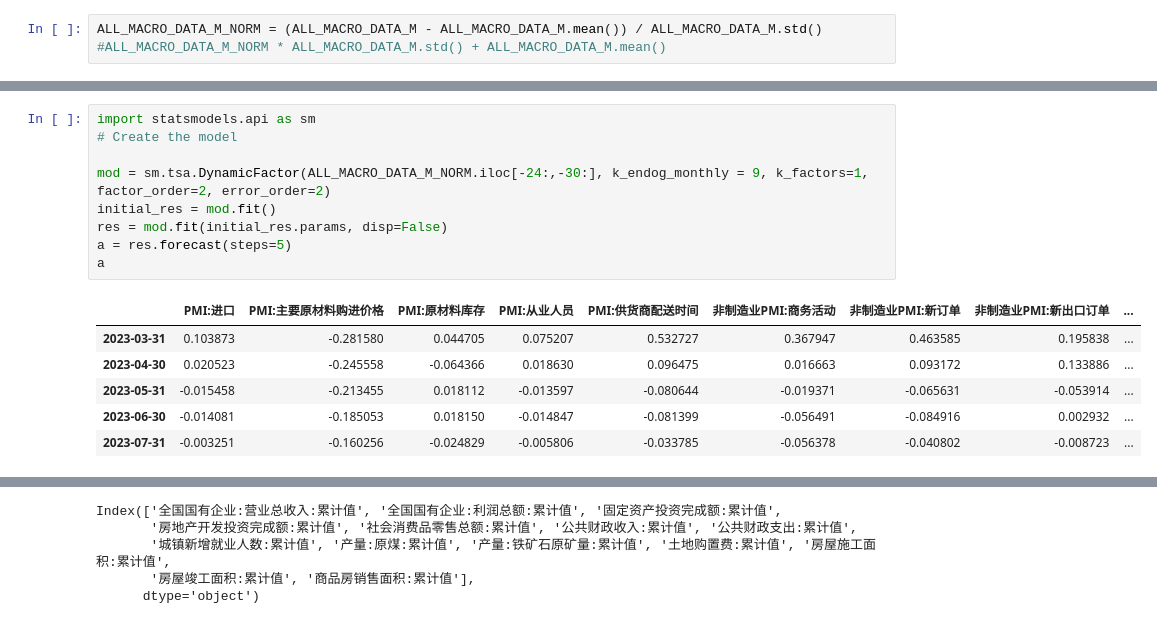
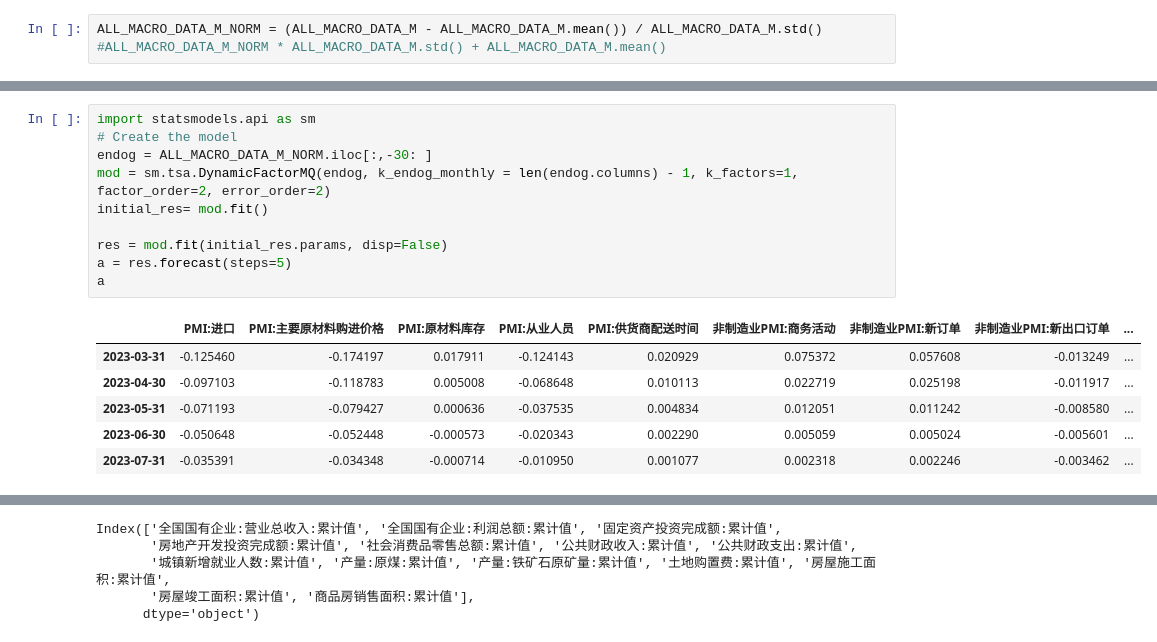
Before and after one commit to CharlesDZhang/China-GDP-Nowcasting, a Jupyter notebook: DFM.ipynb, the cells around one changed output, grey strips where cells are left out. Drawn from its saved outputs; the diff is of its cells as text.

```diff
--- a/DFM.ipynb
+++ b/DFM.ipynb
@@ -194,16 +132,17 @@ array([[-1.22231572e+00, -5.41168365e-02,  1.03738343e+00,
 # %%
 import statsmodels.api as sm
 # Create the model
+endog = ALL_MACRO_DATA_M_NORM.iloc[:,-30: ]
+mod = sm.tsa.DynamicFactorMQ(endog, k_endog_monthly = len(endog.columns) - 1, k_factors=1, factor_order=2, error_order=2)
+initial_res= mod.fit()
 
-mod = sm.tsa.DynamicFactor(ALL_MACRO_DATA_M_NORM.iloc[-24:,-30:], k_endog_monthly = 9, k_factors=1, factor_order=2, error_order=2)
-initial_res = mod.fit()
 res = mod.fit(initial_res.params, disp=False)
 a = res.forecast(steps=5)
 a
 # %% [output]
 |  | PMI:进口 | PMI:主要原材料购进价格 | PMI:原材料库存 | PMI:从业人员 | PMI:供货商配送时间 | 非制造业PMI:商务活动 | 非制造业PMI:新订单 | 非制造业PMI:新出口订单 | ... |
-| 2023-03-31 | 0.103873 | -0.281580 | 0.044705 | 0.075207 | 0.532727 | 0.367947 | 0.463585 | 0.195838 | ... |
-| 2023-04-30 | 0.020523 | -0.245558 | -0.064366 | 0.018630 | 0.096475 | 0.016663 | 0.093172 | 0.133886 | ... |
-| 2023-05-31 | -0.015458 | -0.213455 | 0.018112 | -0.013597 | -0.080644 | -0.019371 | -0.065631 | -0.053914 | ... |
-| 2023-06-30 | -0.014081 | -0.185053 | 0.018150 | -0.014847 | -0.081399 | -0.056491 | -0.084916 | 0.002932 | ... |
-| 2023-07-31 | -0.003251 | -0.160256 | -0.024829 | -0.005806 | -0.033785 | -0.056378 | -0.040802 | -0.008723 | ... |
+| 2023-03-31 | -0.125460 | -0.174197 | 0.017911 | -0.124143 | 0.020929 | 0.075372 | 0.057608 | -0.013249 | ... |
+| 2023-04-30 | -0.097103 | -0.118783 | 0.005008 | -0.068648 | 0.010113 | 0.022719 | 0.025198 | -0.011917 | ... |
+| 2023-05-31 | -0.071193 | -0.079427 | 0.000636 | -0.037535 | 0.004834 | 0.012051 | 0.011242 | -0.008580 | ... |
+| 2023-06-30 | -0.050648 | -0.052448 | -0.000573 | -0.020343 | 0.002290 | 0.005059 | 0.005024 | -0.005601 | ... |
+| 2023-07-31 | -0.035391 | -0.034348 | -0.000714 | -0.010950 | 0.001077 | 0.002318 | 0.002246 | -0.003462 | ... |
```
Also changed, not shown: parts of 20 cells of this notebook, 1 other file.
